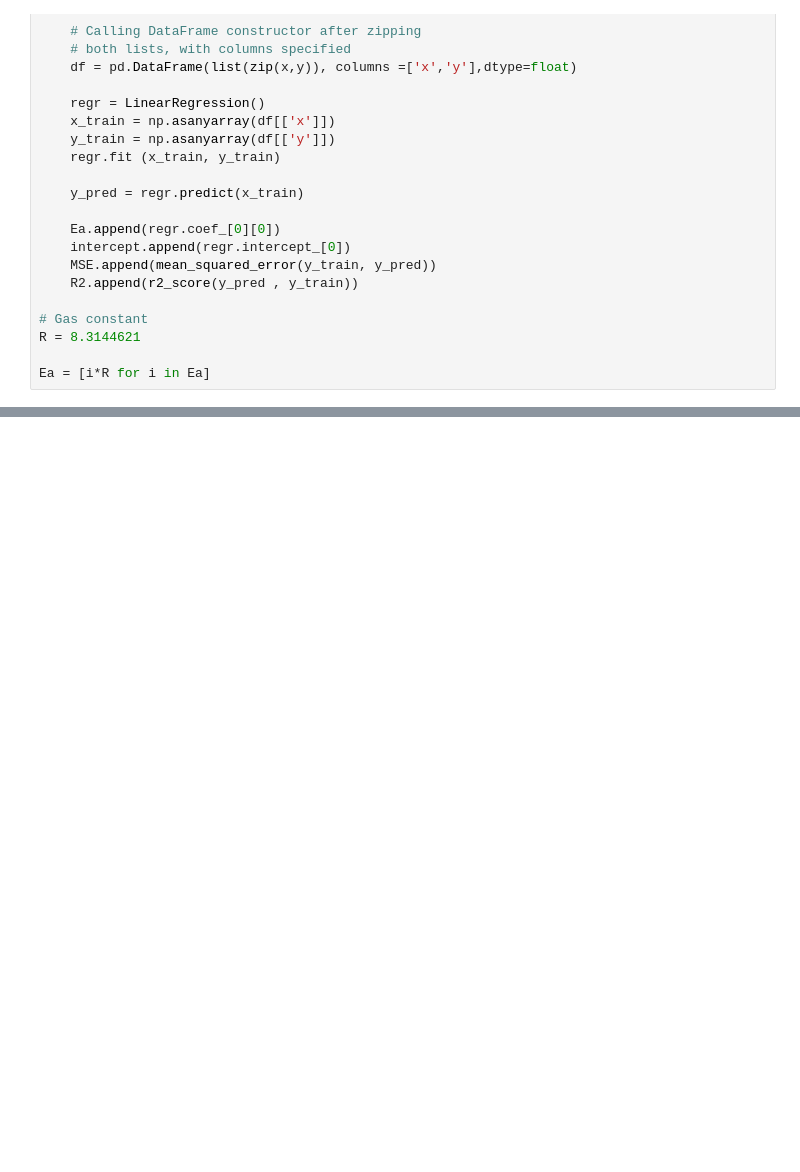
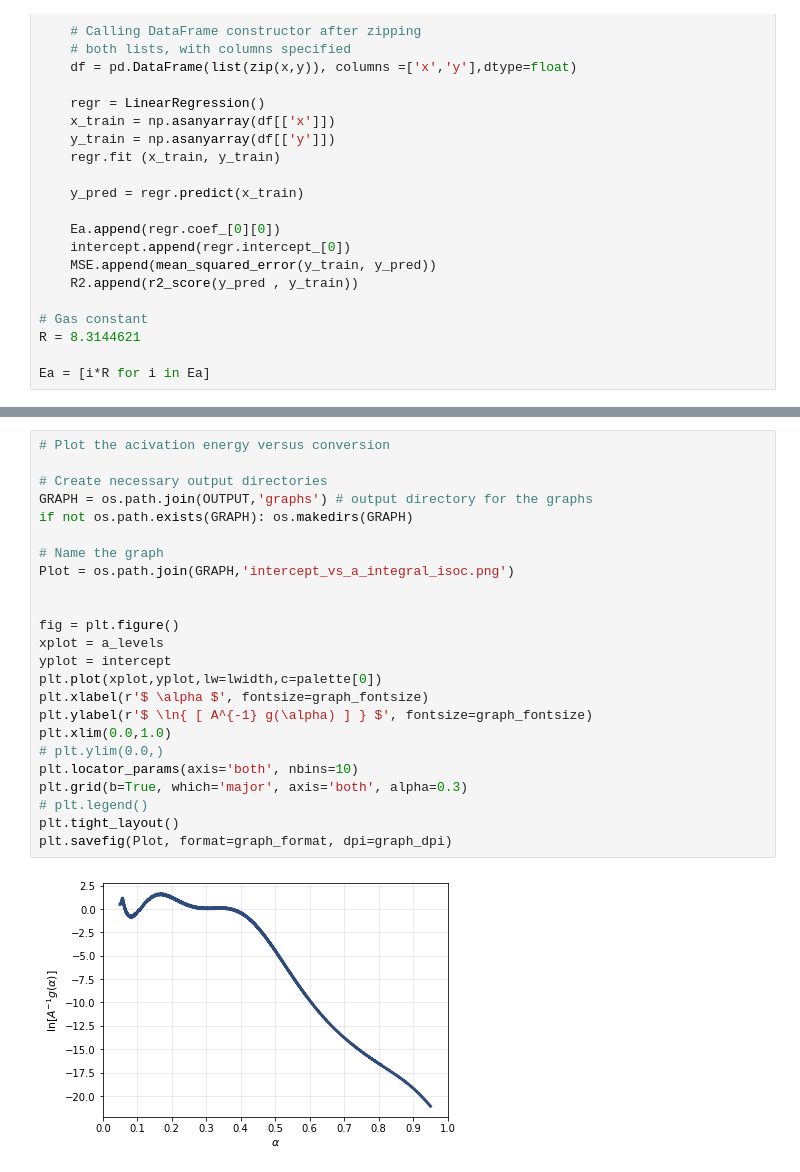
Before and after one commit to vasilogi/COMF, a Jupyter notebook: iso-analysis.ipynb, the cells around one changed output, grey strips where cells are left out. Cells and saved outputs as stored; diff of their text form; blank space fills up the shorter version.

Commit message:
apply integral isoconversional

```diff
--- a/iso-analysis.ipynb
+++ b/iso-analysis.ipynb
@@ -545,0 +542,26 @@ plt.savefig(Plot, format=graph_format, dpi=graph_dpi)
+# %%
+# Plot the acivation energy versus conversion
+
+# Create necessary output directories
+GRAPH = os.path.join(OUTPUT,'graphs') # output directory for the graphs
+if not os.path.exists(GRAPH): os.makedirs(GRAPH)
+
+# Name the graph
+Plot = os.path.join(GRAPH,'intercept_vs_a_integral_isoc.png')
+
+
+fig = plt.figure()
+xplot = a_levels
+yplot = intercept
+plt.plot(xplot,yplot,lw=lwidth,c=palette[0])
+plt.xlabel(r'$ \alpha $', fontsize=graph_fontsize)
+plt.ylabel(r'$ \ln{ [ A^{-1} g(\alpha) ] } $', fontsize=graph_fontsize)
+plt.xlim(0.0,1.0)
+# plt.ylim(0.0,)
+plt.locator_params(axis='both', nbins=10)
+plt.grid(b=True, which='major', axis='both', alpha=0.3)
+# plt.legend()
+plt.tight_layout()
+plt.savefig(Plot, format=graph_format, dpi=graph_dpi)
+# %% [output]
+[figure, added]
```
Also changed, not shown: parts of 3 cells of this notebook.
